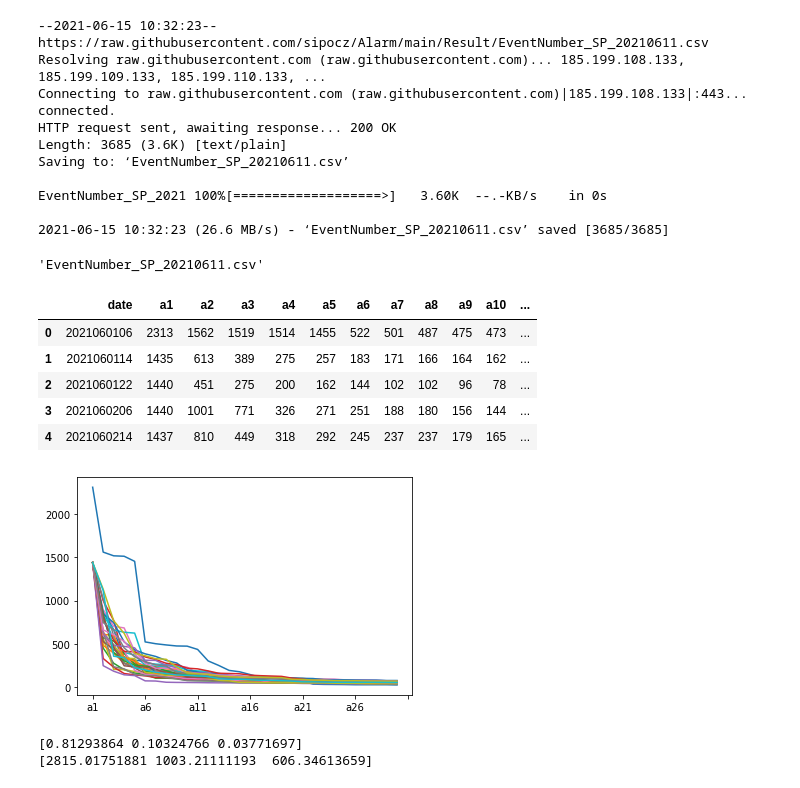
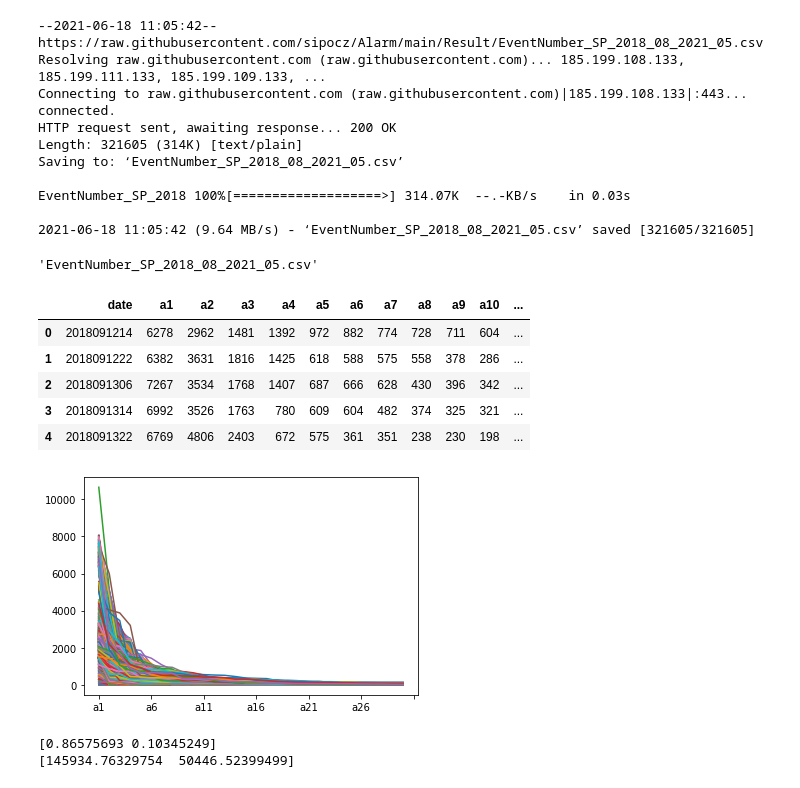
Before and after one commit to sipocz/Alarm, a Jupyter notebook: datapipeline.ipynb, the cells around one changed output. Drawn from its saved outputs; the diff is of its cells as text; code cells hidden in the pictures.

```diff
--- a/datapipeline.ipynb
+++ b/datapipeline.ipynb
@@ -3,57 +3,57 @@
 # %%
 import pandas as pd
 # %%
-url="https://raw.githubusercontent.com/sipocz/Alarm/main/Result/EventNumber_SP_20210611.csv"
+url="https://raw.githubusercontent.com/sipocz/Alarm/main/Result/EventNumber_SP_2018_08_2021_05.csv"
 # %%
 !wget $url
 # %% [output]
---2021-06-15 10:32:23--  https://raw.githubusercontent.com/sipocz/Alarm/main/Result/EventNumber_SP_20210611.csv
-Resolving raw.githubusercontent.com (raw.githubusercontent.com)... 185.199.108.133, 185.199.109.133, 185.199.110.133, ...
+--2021-06-18 11:05:42--  https://raw.githubusercontent.com/sipocz/Alarm/main/Result/EventNumber_SP_2018_08_2021_05.csv
+Resolving raw.githubusercontent.com (raw.githubusercontent.com)... 185.199.108.133, 185.199.111.133, 185.199.109.133, ...
 Connecting to raw.githubusercontent.com (raw.githubusercontent.com)|185.199.108.133|:443... connected.
 HTTP request sent, awaiting response... 200 OK
-Length: 3685 (3.6K) [text/plain]
-Saving to: ‘EventNumber_SP_20210611.csv’
+Length: 321605 (314K) [text/plain]
+Saving to: ‘EventNumber_SP_2018_08_2021_05.csv’
 
-EventNumber_SP_2021 100%[===================>]   3.60K  --.-KB/s    in 0s
+EventNumber_SP_2018 100%[===================>] 314.07K  --.-KB/s    in 0.03s
 
-2021-06-15 10:32:23 (26.6 MB/s) - ‘EventNumber_SP_20210611.csv’ saved [3685/3685]
+2021-06-18 11:05:42 (9.64 MB/s) - ‘EventNumber_SP_2018_08_2021_05.csv’ saved [321605/321605]
 # %%
 fname=url.split("/")[-1]
 # %%
 fname
 # %% [output]
-'EventNumber_SP_20210611.csv'
+'EventNumber_SP_2018_08_2021_05.csv'
 # %%
 df=pd.read_csv(fname)
 df.columns=['date', 'a1', 'a2', 'a3', 'a4', 'a5', 'a6', 'a7', 'a8', 'a9', 'a10', 'a11','a12', 'a13', 'a14', 'a15', 'a16', 'a17', 'a18', 'a19', 'a20', 'a21', 'a22', 'a23','a24', 'a25', 'a26', 'a27', 'a28', 'a29', 'a30']
 df.head()
 # %% [output]
 |  | date | a1 | a2 | a3 | a4 | a5 | a6 | a7 | a8 | a9 | a10 | ... |
-| 0 | 2021060106 | 2313 | 1562 | 1519 | 1514 | 1455 | 522 | 501 | 487 | 475 | 473 | ... |
-| 1 | 2021060114 | 1435 | 613 | 389 | 275 | 257 | 183 | 171 | 166 | 164 | 162 | ... |
-| 2 | 2021060122 | 1440 | 451 | 275 | 200 | 162 | 144 | 102 | 102 | 96 | 78 | ... |
-| 3 | 2021060206 | 1440 | 1001 | 771 | 326 | 271 | 251 | 188 | 180 | 156 | 144 | ... |
-| 4 | 2021060214 | 1437 | 810 | 449 | 318 | 292 | 245 | 237 | 237 | 179 | 165 | ... |
+| 0 | 2018091214 | 6278 | 2962 | 1481 | 1392 | 972 | 882 | 774 | 728 | 711 | 604 | ... |
+| 1 | 2018091222 | 6382 | 3631 | 1816 | 1425 | 618 | 588 | 575 | 558 | 378 | 286 | ... |
+| 2 | 2018091306 | 7267 | 3534 | 1768 | 1407 | 687 | 666 | 628 | 430 | 396 | 342 | ... |
+| 3 | 2018091314 | 6992 | 3526 | 1763 | 780 | 609 | 604 | 482 | 374 | 325 | 321 | ... |
+| 4 | 2018091322 | 6769 | 4806 | 2403 | 672 | 575 | 361 | 351 | 238 | 230 | 198 | ... |
 # %%
 df_2=df.loc[:,"a1":]
 # %%
-for i in range(30):
+for i in range(len(df_2)):
     df_2.loc[i,:].plot()
 # %% [output]
-[figure, old version]
+[figure, new version]
 # %%
 import numpy as np
 from sklearn.decomposition import PCA
 X = df_2
-pca = PCA(n_components=3)
+pca = PCA(n_components=2)
 df_pca=pca.fit_transform(X)
 
 print(pca.explained_variance_ratio_)
 
 print(pca.singular_values_)
 # %% [output]
-[0.81293864 0.10324766 0.03771697]
-[2815.01751881 1003.21111193  606.34613659]
+[0.86575693 0.10345249]
+[145934.76329754  50446.52399499]
 # %%
 df_pca
 # %% [output]
```
Also changed, not shown: parts of 2 cells of this notebook.
